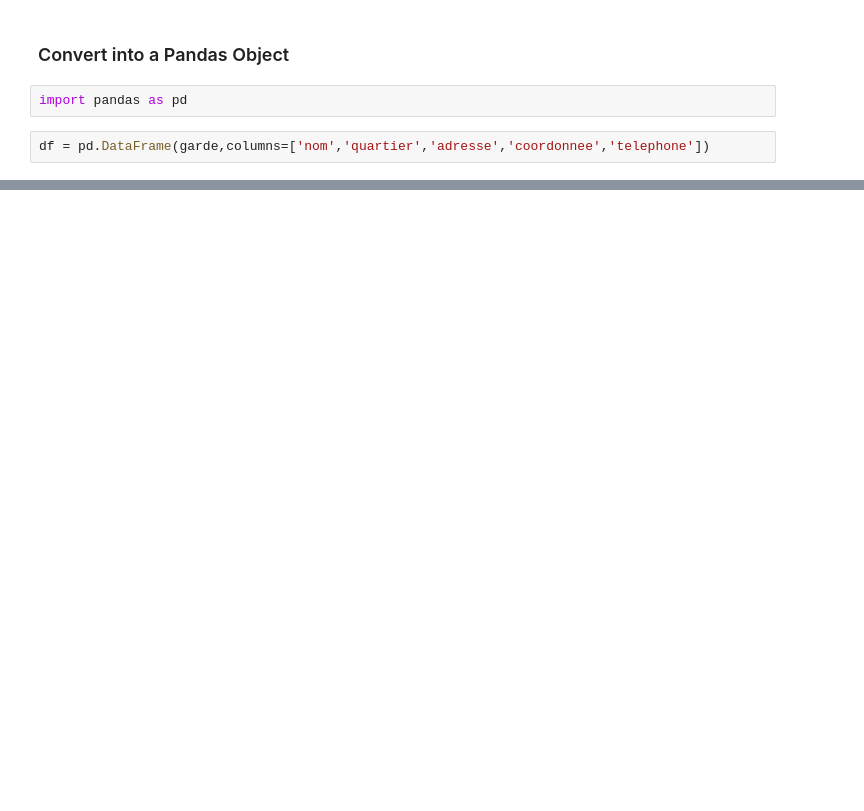
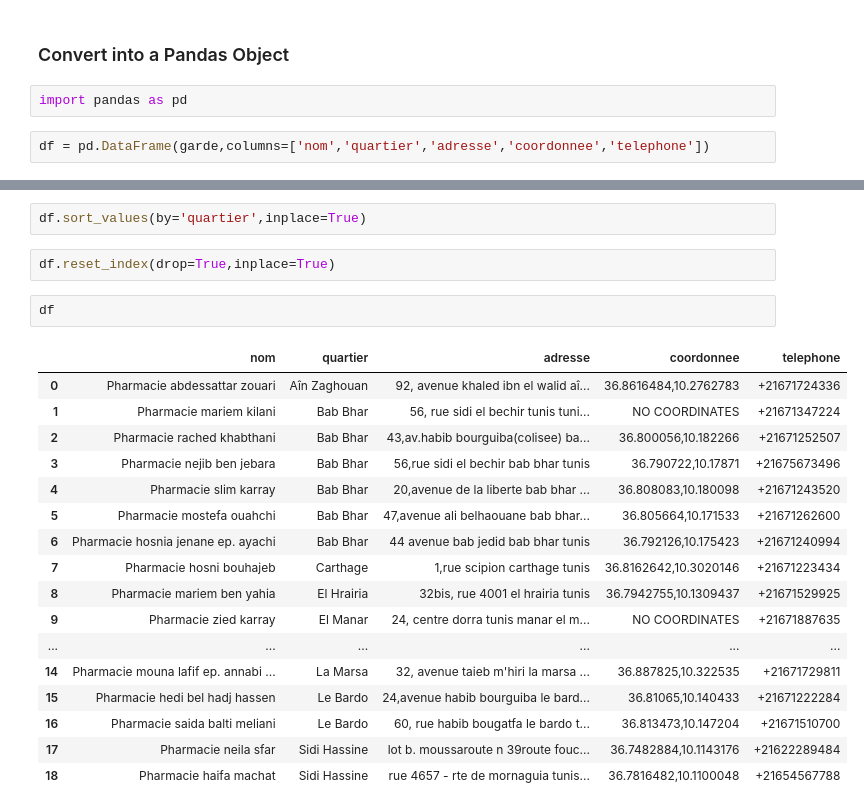
Before and after one commit to chikoungoun/Scraping, a Jupyter notebook: Pharmacies de garde/Tunis/Nuit/Tunis - Garde de nuit.ipynb, the cells around one changed output, grey strips where cells are left out. Saved outputs shown, nothing was run; the diff lists cells and outputs as text; blank space fills up the shorter version.

```diff
--- a/Pharmacies de garde/Tunis/Nuit/Tunis - Garde de nuit.ipynb
+++ b/Pharmacies de garde/Tunis/Nuit/Tunis - Garde de nuit.ipynb
@@ -341,0 +344,24 @@ df
+# %%
+df.sort_values(by='quartier',inplace=True)
+# %%
+df.reset_index(drop=True,inplace=True)
+# %%
+df
+# %% [output]
+|  | nom | quartier | adresse | coordonnee | telephone |
+| 0 | Pharmacie abdessattar zouari | Aîn Zaghouan | 92, avenue khaled ibn el walid aî... | 36.8616484,10.2762783 | +21671724336 |
+| 1 | Pharmacie mariem kilani | Bab Bhar | 56, rue sidi el bechir tunis tuni... | NO COORDINATES | +21671347224 |
+| 2 | Pharmacie rached khabthani | Bab Bhar | 43,av.habib bourguiba(colisee) ba... | 36.800056,10.182266 | +21671252507 |
+| 3 | Pharmacie nejib ben jebara | Bab Bhar | 56,rue sidi el bechir bab bhar tunis | 36.790722,10.17871 | +21675673496 |
+| 4 | Pharmacie slim karray | Bab Bhar | 20,avenue de la liberte bab bhar ... | 36.808083,10.180098 | +21671243520 |
+| 5 | Pharmacie mostefa ouahchi | Bab Bhar | 47,avenue ali belhaouane bab bhar... | 36.805664,10.171533 | +21671262600 |
+| 6 | Pharmacie hosnia jenane ep. ayachi | Bab Bhar | 44 avenue bab jedid bab bhar tunis | 36.792126,10.175423 | +21671240994 |
+| 7 | Pharmacie hosni bouhajeb | Carthage | 1,rue scipion carthage tunis | 36.8162642,10.3020146 | +21671223434 |
+| 8 | Pharmacie mariem ben yahia | El Hrairia | 32bis, rue 4001 el hrairia tunis | 36.7942755,10.1309437 | +21671529925 |
+| 9 | Pharmacie zied karray | El Manar | 24, centre dorra tunis manar el m... | NO COORDINATES | +21671887635 |
+| ... | ... | ... | ... | ... | ... |
+| 14 | Pharmacie mouna lafif ep. annabi ... | La Marsa | 32, avenue taieb m'hiri la marsa ... | 36.887825,10.322535 | +21671729811 |
+| 15 | Pharmacie hedi bel hadj hassen | Le Bardo | 24,avenue habib bourguiba le bard... | 36.81065,10.140433 | +21671222284 |
+| 16 | Pharmacie saida balti meliani | Le Bardo | 60, rue habib bougatfa le bardo t... | 36.813473,10.147204 | +21671510700 |
+| 17 | Pharmacie neila sfar | Sidi Hassine | lot b. moussaroute n 39route fouc... | 36.7482884,10.1143176 | +21622289484 |
+| 18 | Pharmacie haifa machat | Sidi Hassine | rue 4657 - rte de mornaguia tunis... | 36.7816482,10.1100048 | +21654567788 |
```
Also changed, not shown: parts of 4 cells of this notebook.
